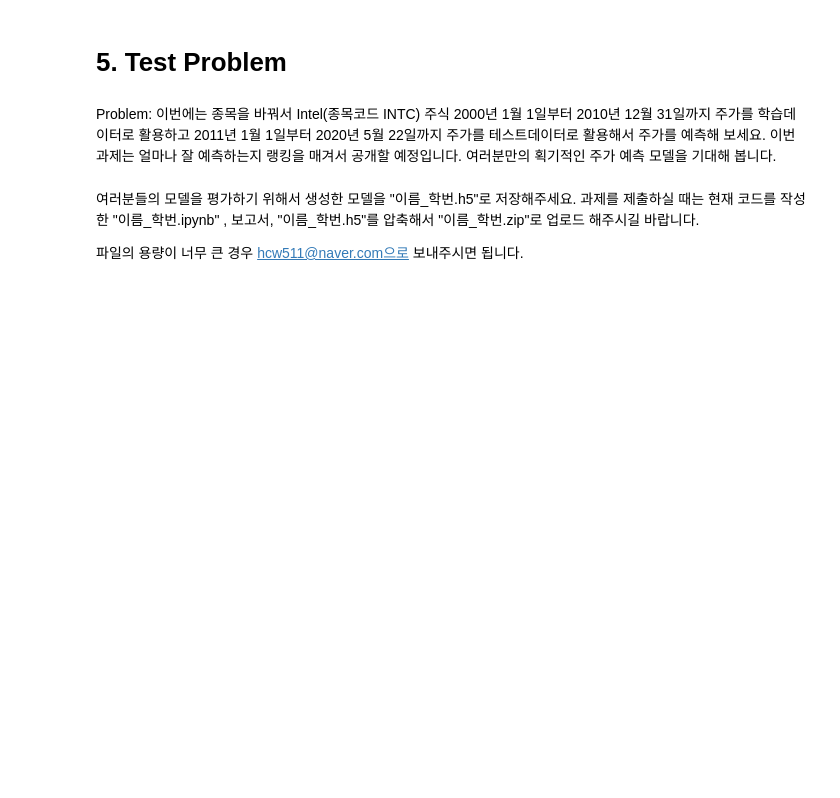
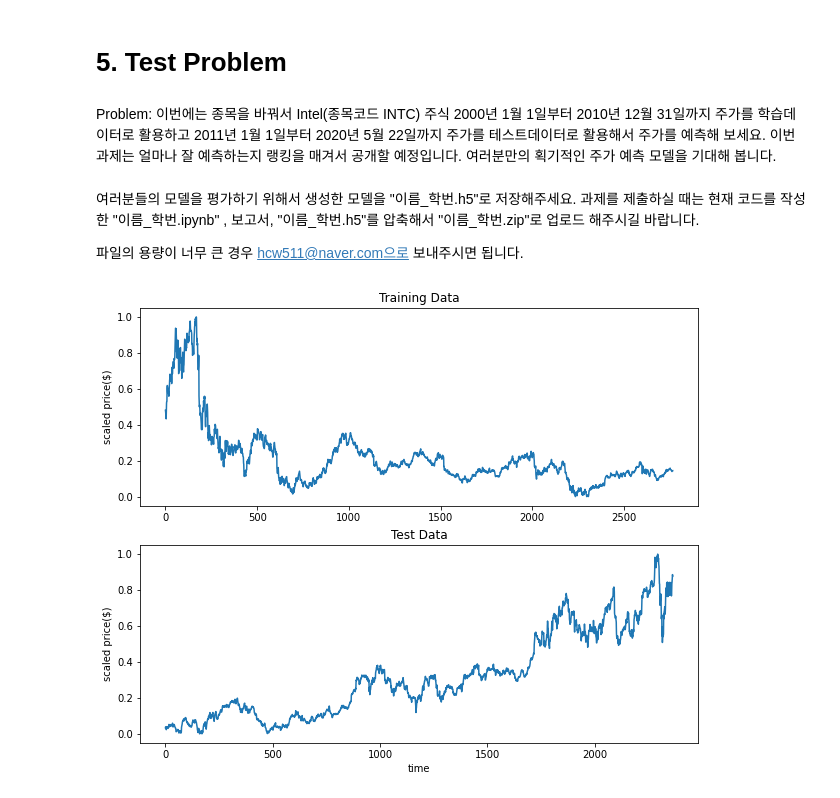
Before and after one commit to woonghee97/deep_learning, a Jupyter notebook: MiniProj_2.ipynb, the cells around one changed output. Cells and saved outputs as stored; diff of their text form; code cells hidden in the pictures; blank space fills up the shorter version.

```diff
--- a/MiniProj_2.ipynb
+++ b/MiniProj_2.ipynb
@@ -410,3 +411,52 @@ Problem: 이번에는 종목을 바꿔서 Intel(종목코드 INTC) 주식 2000
 여러분들의 모델을 평가하기 위해서 생성한 모델을 "이름_학번.h5"로 저장해주세요. 과제를 제출하실 때는 현재 코드를 작성한 "이름_학번.ipynb" , 보고서, "이름_학번.h5"를 압축해서 "이름_학번.zip"로 업로드 해주시길 바랍니다.
 
 파일의 용량이 너무 큰 경우 hcw511@naver.com으로 보내주시면 됩니다.
+# %%
+import numpy as np
+import matplotlib.pyplot as plt
+import pandas as pd
+import pandas_datareader as pdr
+from datetime import datetime
+from sklearn.preprocessing import MinMaxScaler
+import FinanceDataReader as fdr
+
+df_train = fdr.DataReader("INTC", start = "2000-01-01", end = "2010-12-31")
+df_test = fdr.DataReader("INTC", start = "2011-01-01", end = "2020-05-22")
+
+training_set = df_train.iloc[:, 3:4].values
+test_set = df_test.iloc[:, 3:4].values
+
+sc1 = MinMaxScaler(feature_range=(0,1))
+training_set_scaled = sc1.fit_transform(training_set)
+sc2 = MinMaxScaler(feature_range=(0,1))
+test_set_scaled = sc2.fit_transform(test_set)
+
+plt.rcParams["figure.figsize"] = (10,8)
+plt.subplot(2, 1, 1)
+plt.plot(training_set_scaled)
+plt.title("Training Data")
+plt.ylabel('scaled price($)')
+
+plt.subplot(2, 1, 2)
+plt.plot(test_set_scaled)
+plt.title("Test Data")
+plt.xlabel('time')
+plt.ylabel('scaled price($)')
+
+X_train = []
+Y_train = []
+for i in range(60, training_set_scaled.shape[0]):
+    X_train.append(training_set_scaled[i-60:i, 0])
+    Y_train.append(training_set_scaled[i, 0])
+X_train, Y_train = np.array(X_train), np.array(Y_train)
+X_train = np.reshape(X_train, (X_train.shape[0], X_train.shape[1], 1))
+
+X_test = []
+Y_test = []
+for i in range(60, test_set_scaled.shape[0]):
+    X_test.append(test_set_scaled[i-60:i, 0])
+    Y_test.append(test_set_scaled[i, 0])
+X_test, Y_test = np.array(X_test), np.array(Y_test)
+X_test = np.reshape(X_test, (X_test.shape[0], X_test.shape[1], 1))
+# %% [output]
+[figure, added]
```
Also changed, not shown: parts of 8 cells of this notebook.
